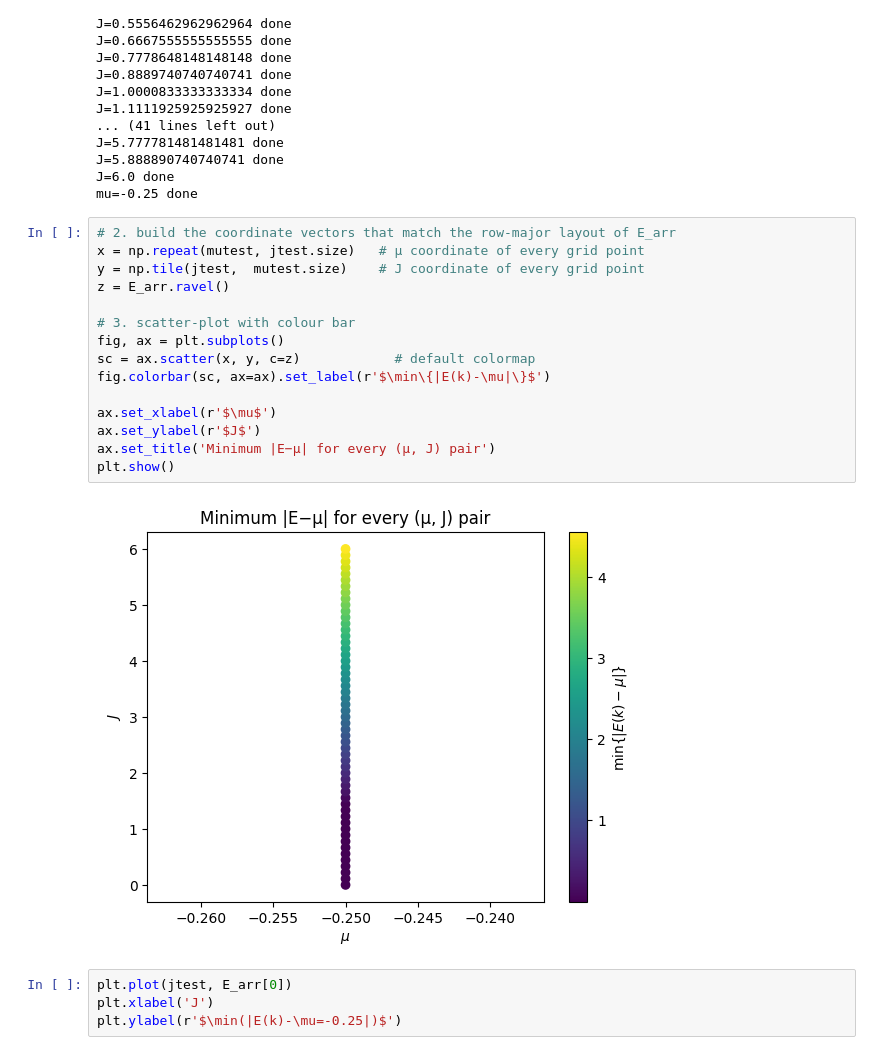
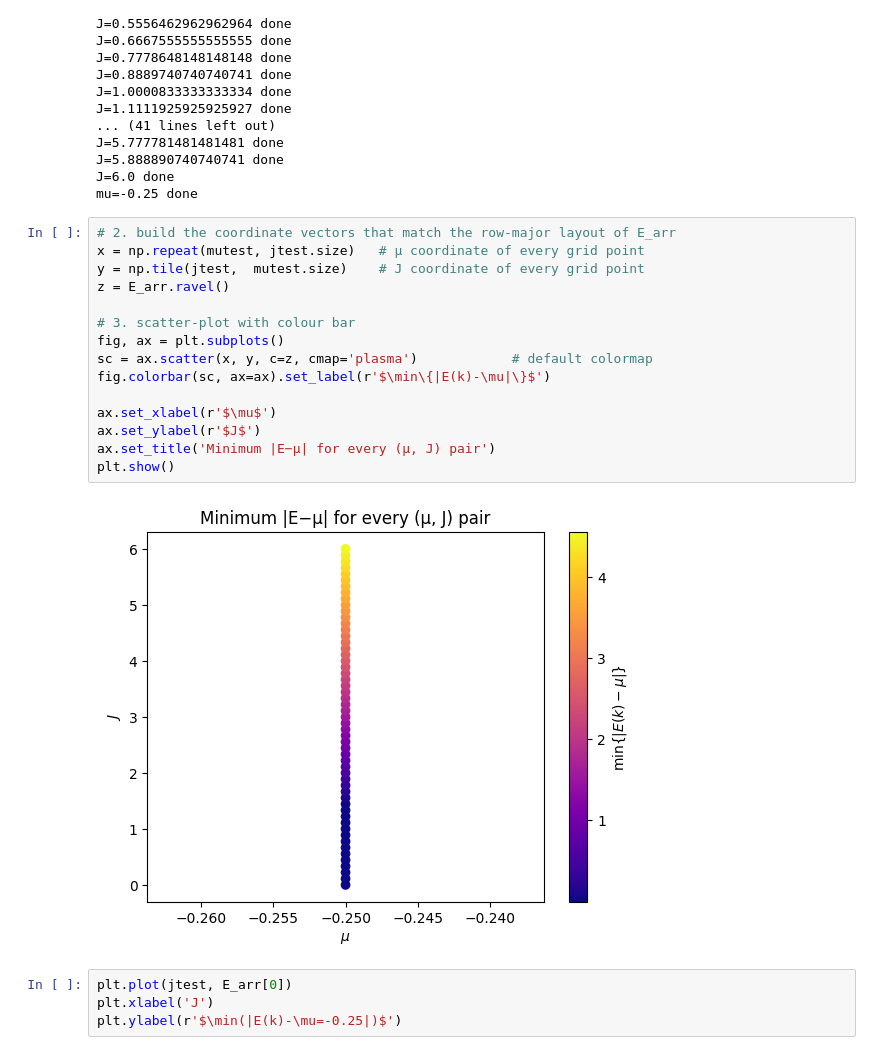
Before and after one commit to RuneEkman/Longruncode, a Jupyter notebook: largeJlimit.ipynb, the cells around one changed output. Drawn from its saved outputs; the diff is of its cells as text.

```diff
--- a/largeJlimit.ipynb
+++ b/largeJlimit.ipynb
@@ -924,20 +935,20 @@ mu=-0.25 done
 # %%
 # 2. build the coordinate vectors that match the row‑major layout of E_arr
 x = np.repeat(mutest, jtest.size)   # μ coordinate of every grid point
 y = np.tile(jtest,  mutest.size)    # J coordinate of every grid point
 z = E_arr.ravel()
 
 # 3. scatter‑plot with colour bar
 fig, ax = plt.subplots()
-sc = ax.scatter(x, y, c=z)            # default colormap
+sc = ax.scatter(x, y, c=z, cmap='plasma')            # default colormap
 fig.colorbar(sc, ax=ax).set_label(r'$\min\{|E(k)-\mu|\}$')
 
 ax.set_xlabel(r'$\mu$')
 ax.set_ylabel(r'$J$')
 ax.set_title('Minimum |E−μ| for every (μ, J) pair')
 plt.show()
 # %% [output]
-[figure, old version]
+[figure, new version]
 # %%
 plt.plot(jtest, E_arr[0])
 plt.xlabel('J')
```
Also changed, not shown: parts of 4 cells of this notebook, 1 other file.
